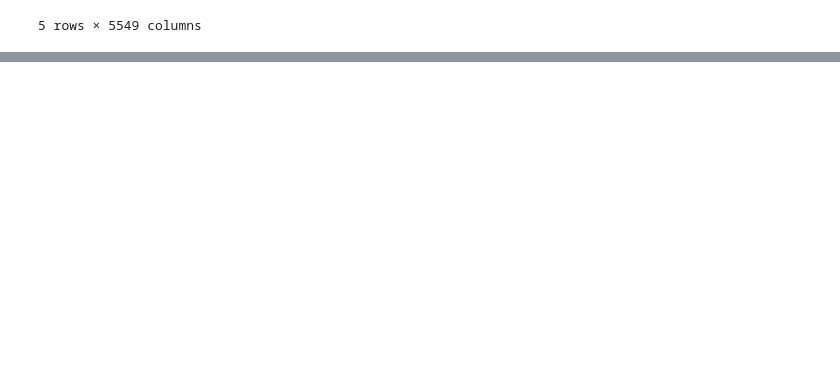
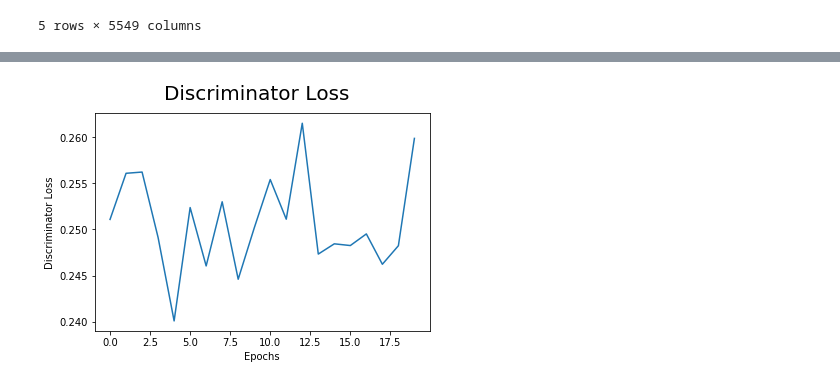
Before and after one commit to greenelab/cycleGAN_gene_expression, a Jupyter notebook: PyTorch-GAN/implementations/cyclegan/train_cycleGAN.ipynb, the cells around one changed output, grey strips where cells are left out. Cells and saved outputs as stored; diff of their text form; code cells hidden in the pictures; blank space fills up the shorter version.

```diff
--- a/PyTorch-GAN/implementations/cyclegan/train_cycleGAN.ipynb
+++ b/PyTorch-GAN/implementations/cyclegan/train_cycleGAN.ipynb
@@ -48,0 +112,13 @@ os.path.join("../../data/%s" % opt.dataset_name +
+# %%
+D_loss_out_file = os.path.join(
+    os.path.dirname(os.path.dirname(os.getcwd())),
+    "data","pseudomonas","train","D_loss_plot.jpg")
+
+fig = plt.figure()
+plt.plot(D_loss_data.index, D_loss_data.values)
+fig.suptitle('Discriminator Loss', fontsize=20)
+plt.xlabel('Epochs')
+plt.ylabel('Discriminator Loss')
+fig.savefig(D_loss_out_file)
+# %% [output]
+[figure, added]
```
Also changed, not shown: parts of 8 cells of this notebook, 3 other files.
